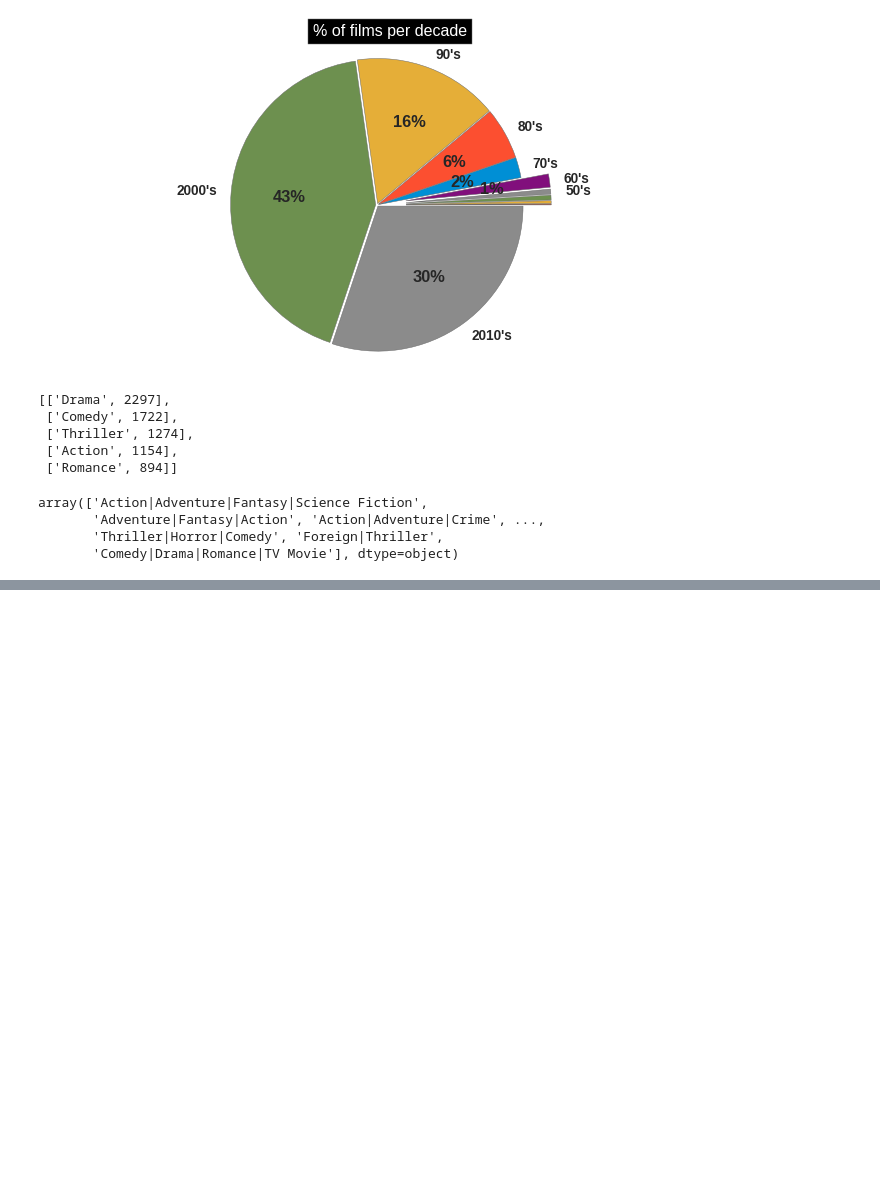
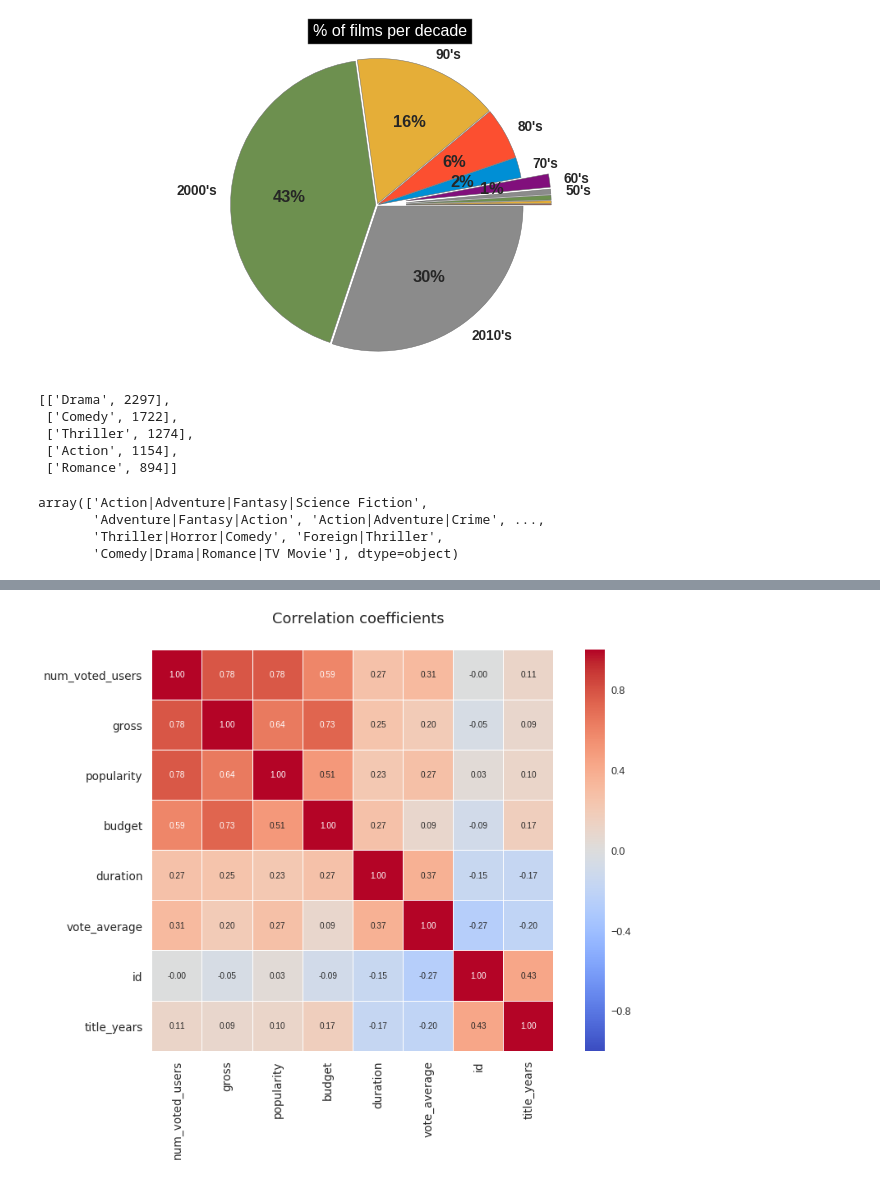
Before and after one commit to redman157/HocML, a Jupyter notebook: colaborative-filtering.ipynb, the cells around one changed output, grey strips where cells are left out. Cells and saved outputs as stored; diff of their text form; code cells hidden in the pictures; blank space fills up the shorter version.

```diff
--- a/colaborative-filtering.ipynb
+++ b/colaborative-filtering.ipynb
@@ -382,0 +615,17 @@ df_duplicate_cleaned = df_initial
+# %%
+f, ax = plt.subplots(figsize=(12, 9))
+#_____________________________
+# calculations of correlations
+corrmat = df_keywords_occurence.dropna(how='any').corr()
+#________________________________________
+k = 17 # number of variables for heatmap
+cols = corrmat.nlargest(k, 'num_voted_users')['num_voted_users'].index
+cm = np.corrcoef(df_keywords_occurence[cols].dropna(how='any').values.T)
+sns.set(font_scale=1.25)
+hm = sns.heatmap(cm, cbar=True, annot=True, square=True,
+                 fmt='.2f', annot_kws={'size': 10}, linewidth = 0.1, cmap = 'coolwarm',
+                 yticklabels=cols.values, xticklabels=cols.values)
+f.text(0.5, 0.93, "Correlation coefficients", ha='center', fontsize = 18, family='fantasy')
+plt.show()
+# %% [output]
+[figure, added]
```
Also changed, not shown: parts of 31 cells of this notebook.
